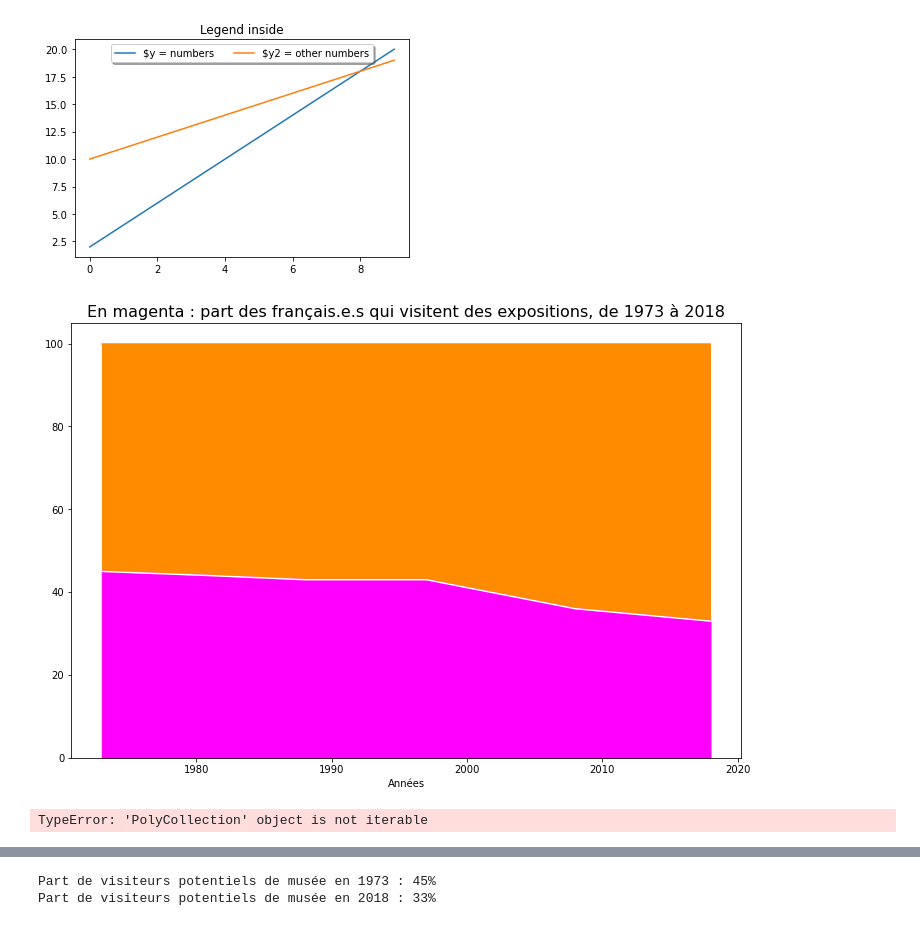
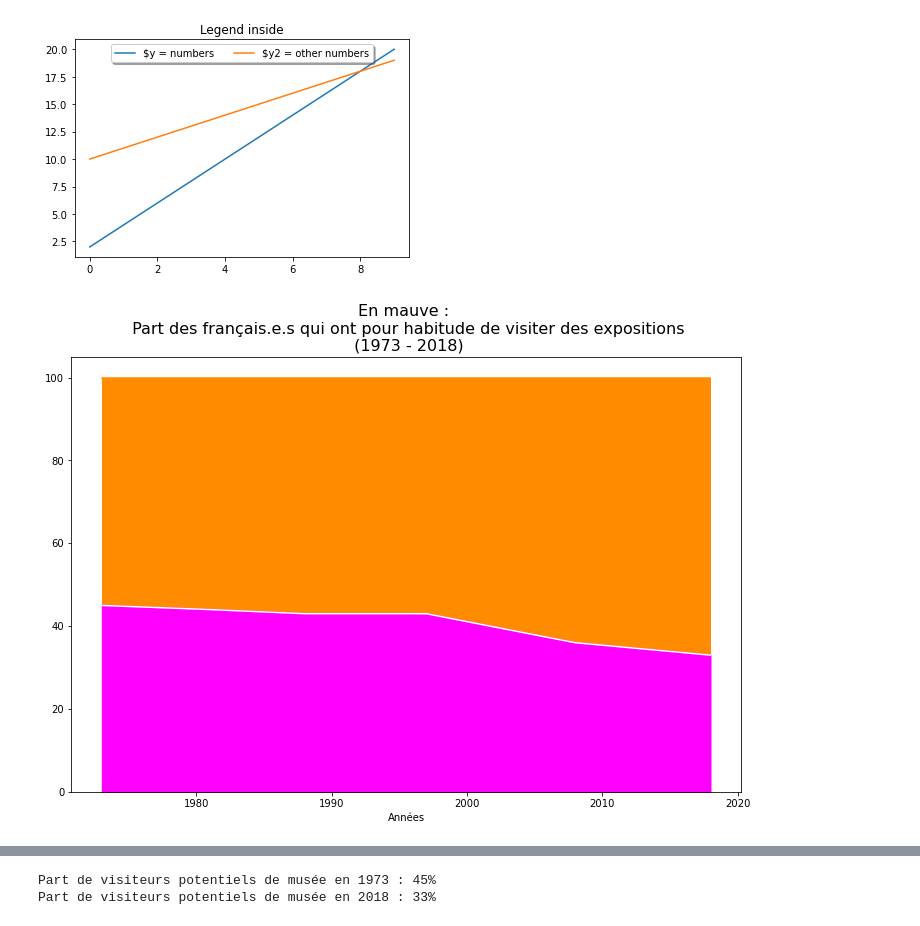
Before and after one commit to MaximoRose/mbr_DEPS_analysis, a Jupyter notebook: Pour_Instagram.ipynb, the cells around one changed output, grey strips where cells are left out. Cells and saved outputs as stored; diff of their text form; code cells hidden in the pictures.

```diff
--- a/Pour_Instagram.ipynb
+++ b/Pour_Instagram.ipynb
@@ -46,47 +46,32 @@ univers_visiteurs_de_musee = culture_patrimoniale.append(eclectisme_classique).a
 univers_non_visiteurs_de_musee = petit_ecran.append(bain_audiovisuel).append(tout_numerique)
 annees = [1973, 1981, 1988, 1997, 2008, 2018]
 
 
 somme_visiteur_de_musee_par_annee = []
 somme_non_visiteur_de_musee_par_annee = []
 for i in range(len(annees)) :
     subdtf_v = univers_visiteurs_de_musee[univers_visiteurs_de_musee['Année'] == annees[i]]
     subdtf_nv = univers_non_visiteurs_de_musee[univers_non_visiteurs_de_musee['Année'] == annees[i]]
     somme_visiteur_de_musee = subdtf_v['Part'].sum()
     somme_non_visiteur_de_musee = subdtf_nv['Part'].sum()
     somme_visiteur_de_musee_par_annee.append(somme_visiteur_de_musee)
     somme_non_visiteur_de_musee_par_annee.append(somme_non_visiteur_de_musee)
 
 d_visiteurs = {'Années':annees,'Parts cumulées':somme_visiteur_de_musee_par_annee}
 df_visiteurs = pd.DataFrame(d_visiteurs)
 
 d_non_visiteurs = {'Années':annees,'Parts cumulées':[100, 100, 100, 100, 100, 100]}
 df_non_visiteurs = pd.DataFrame(d_non_visiteurs)
 
 
 fig , axs = plt.subplots(figsize=(12,8))
-plt.title('En magenta : part des français.e.s qui visitent des expositions, de 1973 à 2018', size = 16)
+plt.title('En mauve : \n Part des français.e.s qui ont pour habitude de visiter des expositions\n (1973 - 2018)', size = 16)
 df_non_visiteurs.plot.area(x='Années', y='Parts cumulées', ax = axs, color = '#ff8c00', legend = False)
 #ax.legend(loc='upper right', bbox_to_anchor=(0.5, 1.00), shadow=True, ncol=2)
 df_visiteurs.plot.area(x='Années', y='Parts cumulées', ax = axs, color = '#ff00ff', legend = False)
 df_visiteurs.plot(x='Années', y='Parts cumulées', ax = axs, color = 'white', legend = False)
 #ax.legend(loc='lower left', bbox_to_anchor=(0.5, 1.00), shadow=True, ncol=2)
 #plt.yticks(np.arange(110, step=10))
 plt.show()
 # %% [output]
-[figure, old version]
+[figure, new version]
-# %%
-fig , axs = plt.subplots(figsize=(12,8))
-plt.title('Parts cumulées des univers dont les populations visitent des expositions')
-pl = plt.fill_between(df_non_visiteurs['Années'], df_non_visiteurs['Parts cumulées'], color = '#b9def2', label = "Ne visitent pas des expositions")
-plt.legend(pl, ["Ne visitent pas d'expositions"], loc='upper right')
-#plt.legend(pl, ["Ne visitent pas d'expositions"], loc='upper right')
-plt.yticks(np.arange(110, step=10))
-ax2 = plt.gca().twinx()
-#pl2 = ax2.plot(df_visiteurs['Années'], df_visiteurs['Parts cumulées'], color = '#258e70')
-pl2 = ax2.fill_between(df_visiteurs['Années'], df_visiteurs['Parts cumulées'], color = '#258e70')
-#plt.legend(pl2, ["Visitent des expositions"], loc='lower left')
-plt.yticks(np.arange(110, step=10))
-plt.show()
-# %% [output]
-TypeError: 'PolyCollection' object is not iterable
```
Also changed, not shown: parts of 11 cells of this notebook.
